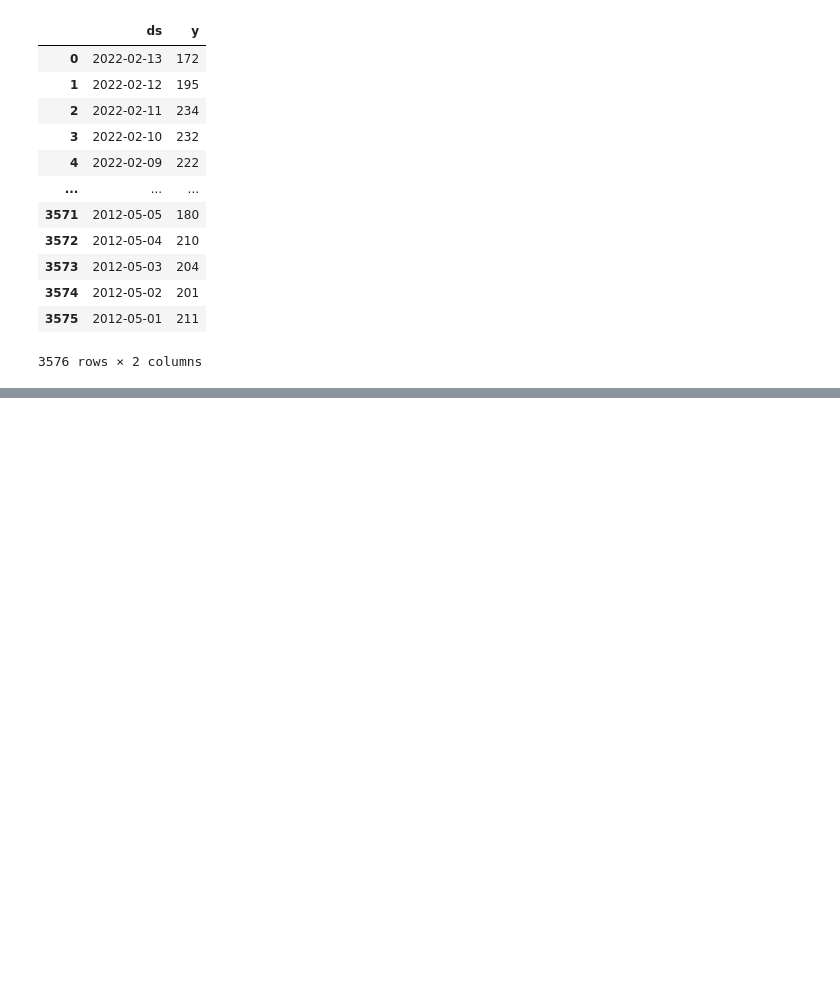
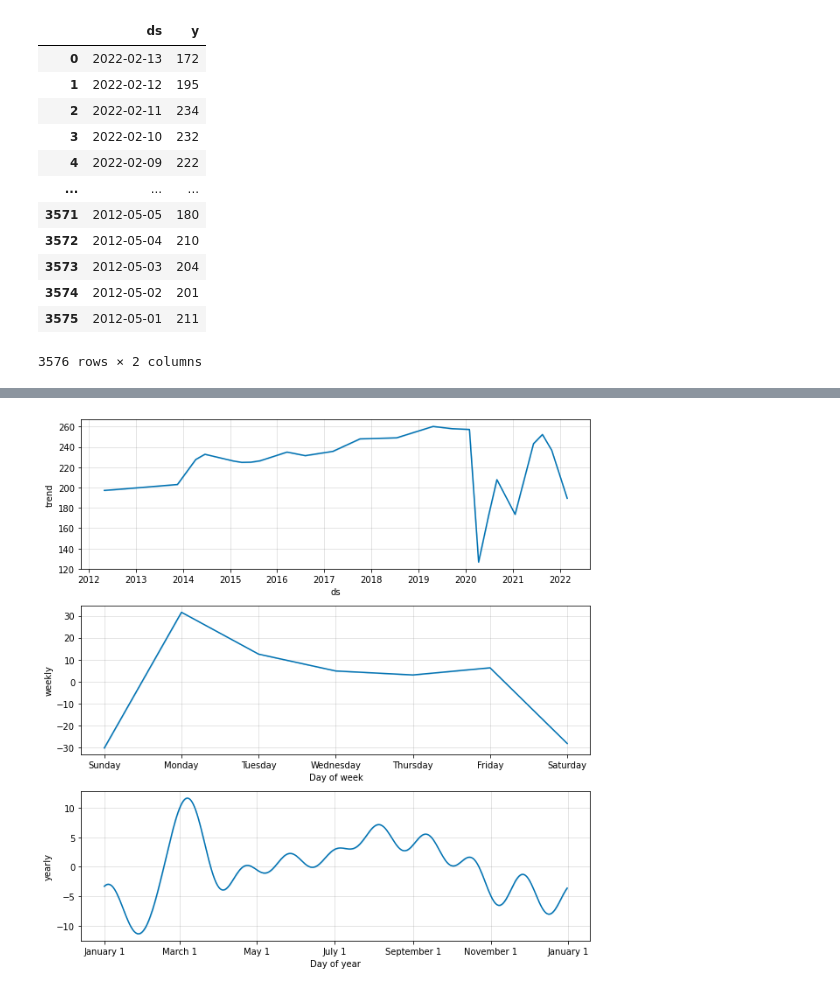
Before and after one commit to drdevinhopkins/hourly-report, a Jupyter notebook: notebooks/daily-visits-forecast.ipynb, the cells around one changed output, grey strips where cells are left out. Saved outputs shown, nothing was run; the diff lists cells and outputs as text; code cells hidden in the pictures; blank space fills up the shorter version.

```diff
--- a/notebooks/daily-visits-forecast.ipynb
+++ b/notebooks/daily-visits-forecast.ipynb
@@ -49,0 +58,4 @@ forecast.to_csv('../data/daily-visits-forecast.csv', index=False)
+# %%
+fig2 = m.plot_components(forecast)
+# %% [output]
+[figure, added]
```
Also changed, not shown: parts of 6 cells of this notebook, 1 other file.
